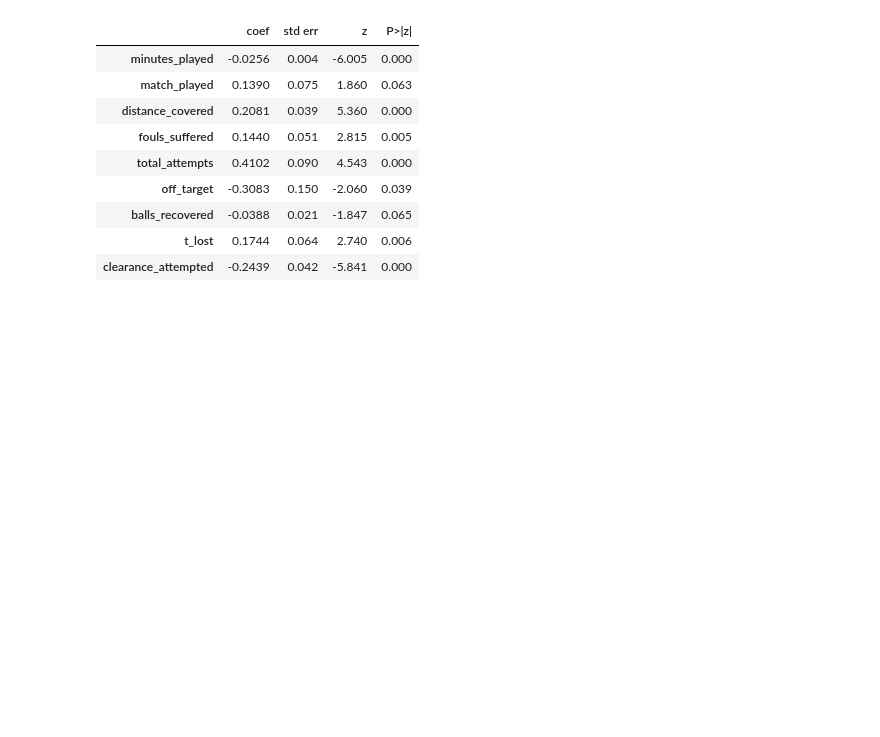
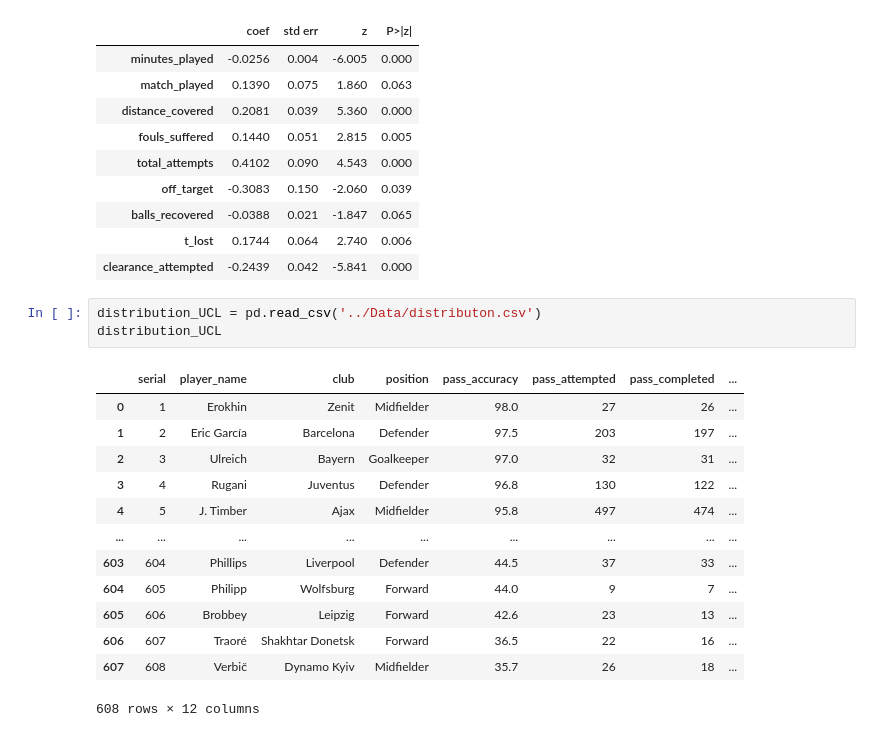
Before and after one commit to Kyle4646/CSE2600_finalproject, a Jupyter notebook: featureselect.ipynb, the cells around one changed output. Saved outputs shown, nothing was run; the diff lists cells and outputs as text; blank space fills up the shorter version.

```diff
--- a/featureselect.ipynb
+++ b/featureselect.ipynb
@@ -1377,3 +1377,20 @@ summarize(results)
 | balls_recovered | -0.0388 | 0.021 | -1.847 | 0.065 |
 | t_lost | 0.1744 | 0.064 | 2.740 | 0.006 |
 | clearance_attempted | -0.2439 | 0.042 | -5.841 | 0.000 |
+# %%
+distribution_UCL = pd.read_csv('../Data/distributon.csv')
+distribution_UCL
+# %% [output]
+|  | serial | player_name | club | position | pass_accuracy | pass_attempted | pass_completed | ... |
+| 0 | 1 | Erokhin | Zenit | Midfielder | 98.0 | 27 | 26 | ... |
+| 1 | 2 | Eric García | Barcelona | Defender | 97.5 | 203 | 197 | ... |
+| 2 | 3 | Ulreich | Bayern | Goalkeeper | 97.0 | 32 | 31 | ... |
+| 3 | 4 | Rugani | Juventus | Defender | 96.8 | 130 | 122 | ... |
+| 4 | 5 | J. Timber | Ajax | Midfielder | 95.8 | 497 | 474 | ... |
+| ... | ... | ... | ... | ... | ... | ... | ... | ... |
+| 603 | 604 | Phillips | Liverpool | Defender | 44.5 | 37 | 33 | ... |
+| 604 | 605 | Philipp | Wolfsburg | Forward | 44.0 | 9 | 7 | ... |
+| 605 | 606 | Brobbey | Leipzig | Forward | 42.6 | 23 | 13 | ... |
+| 606 | 607 | Traoré | Shakhtar Donetsk | Forward | 36.5 | 22 | 16 | ... |
+| 607 | 608 | Verbič | Dynamo Kyiv | Midfielder | 35.7 | 26 | 18 | ... |
+608 rows × 12 columns
```
Also changed, not shown: parts of 28 cells of this notebook.
